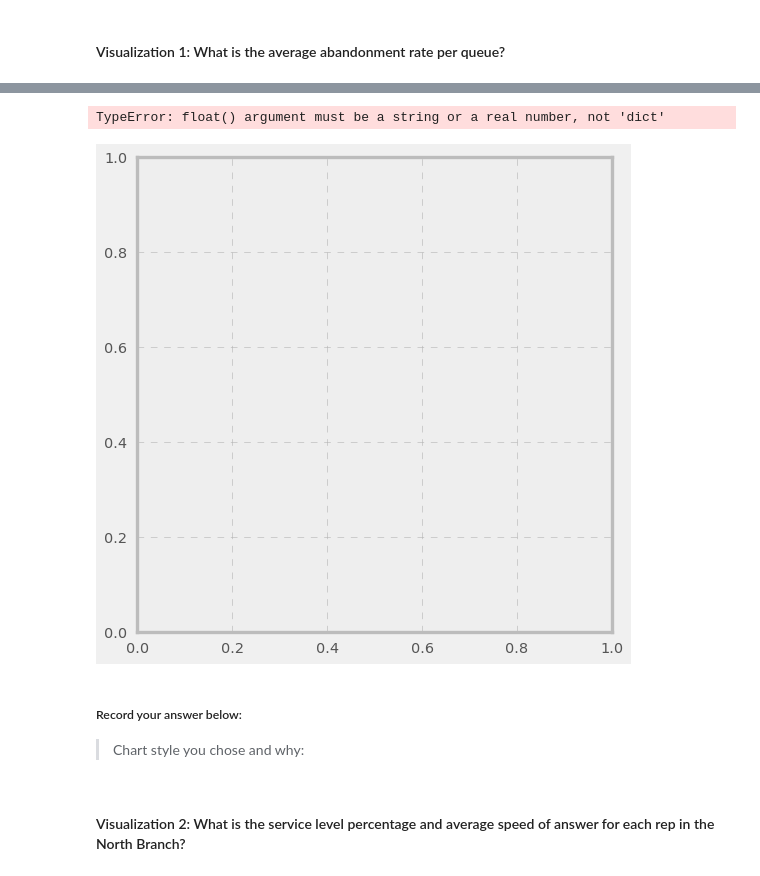
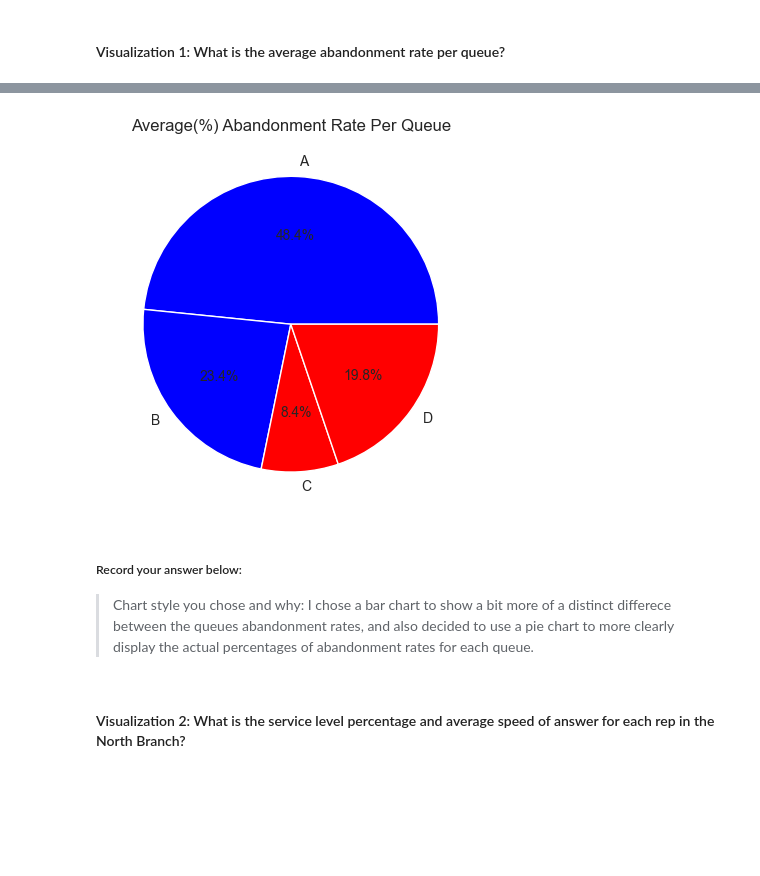
Before and after one commit to Jumbocar/call-center-cleanup-assignment, a Jupyter notebook: Call_Center_Cleanup.ipynb, the cells around one changed output, grey strips where cells are left out. Drawn from its saved outputs; the diff is of its cells as text; code cells hidden in the pictures; blank space fills up the shorter version.

```diff
--- a/Call_Center_Cleanup.ipynb
+++ b/Call_Center_Cleanup.ipynb
@@ -383,13 +423,17 @@ IndexError: index 2 is out of bounds for axis 0 with size 2
-# %%
-fig, ax=plt.subplots()
-ax.pie(abandonment_rates,labels=queues)
-# %% [output]
-TypeError: float() argument must be a string or a real number, not 'dict'
-[figure, removed]
+# %%
+abandonment_values = list(abandonment_rates.values())
+
+fig, ax = plt.subplots()
+ax.pie(abandonment_values,labels=queues, autopct='%1.1f%%',colors=['blue','blue','red','red'])
+plt.title('Average(%) Abandonment Rate Per Queue')
+plt.show()
+# %% [output]
+[figure, added]
 # %% [markdown]
 ##### Record your answer below:
 
 > Chart style you chose and why:
+> I chose a bar chart to show a bit more of a distinct differece between the queues abandonment rates, and also decided to use a pie chart to more clearly display the actual percentages of abandonment rates for each queue.
 # %% [markdown]
 #### Visualization 2: What is the service level percentage and average speed of answer for each rep in the North Branch?
 # %%
```
Also changed, not shown: parts of 18 cells of this notebook.
